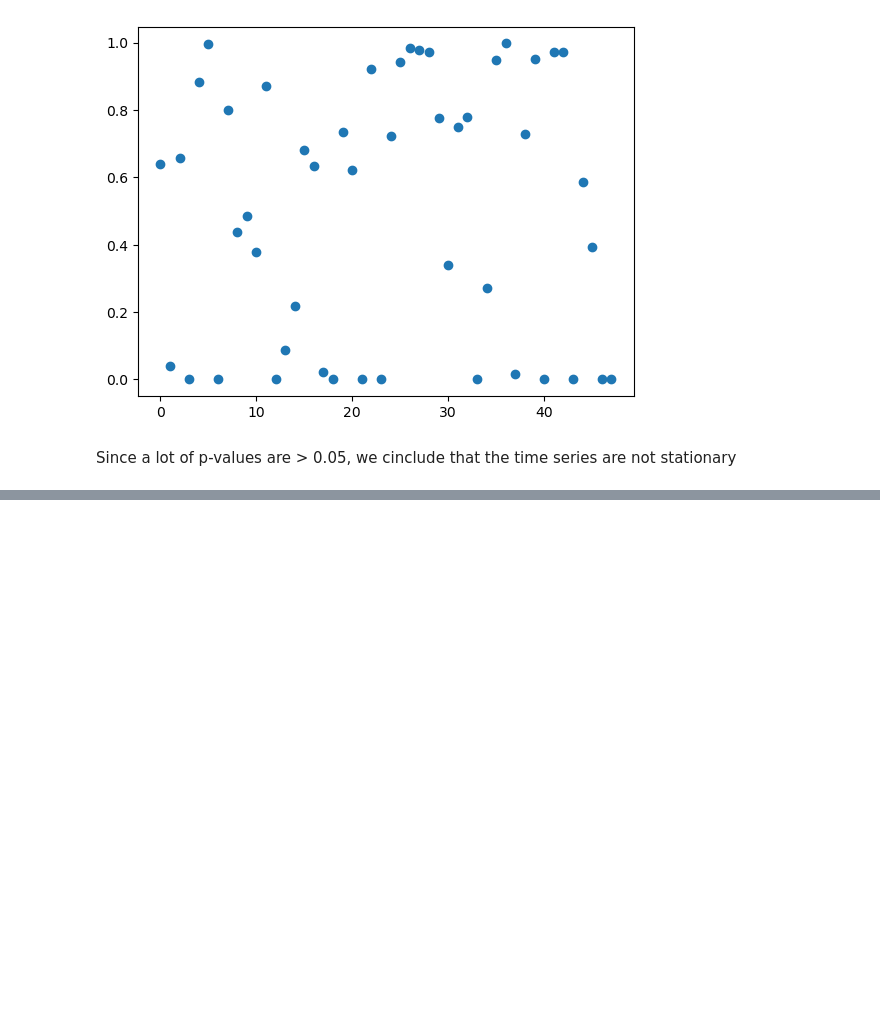
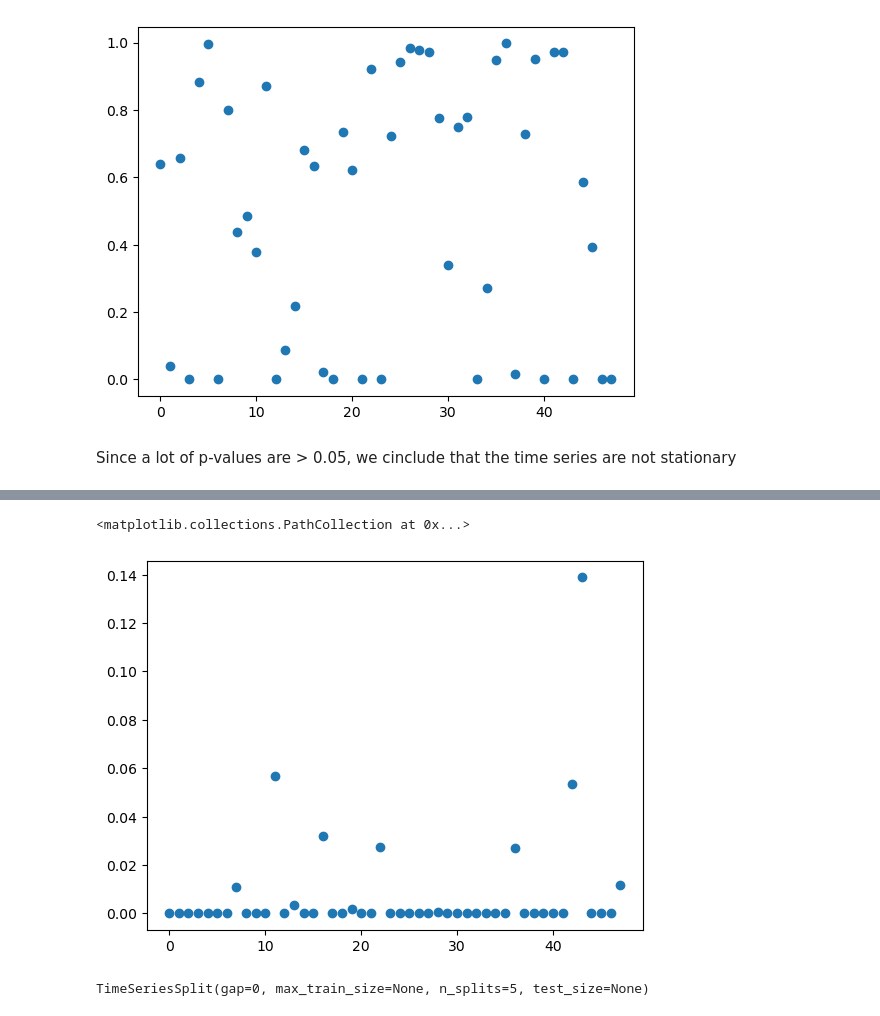
Before and after one commit to gianluca-24/training-camp-KPMG, a Jupyter notebook: leruotebucate.ipynb, the cells around one changed output, grey strips where cells are left out. Drawn from its saved outputs; the diff is of its cells as text; code cells hidden in the pictures; blank space fills up the shorter version.

```diff
--- a/leruotebucate.ipynb
+++ b/leruotebucate.ipynb
@@ -158,0 +232,10 @@ Since a lot of p-values are > 0.05, we cinclude that the time series are not sta
+# %%
+plt.scatter(range(len(idxs)), p_values)
+# %% [output]
+<matplotlib.collections.PathCollection at 0x...>
+[figure, added]
+# %%
+tscv = TimeSeriesSplit()
+print(tscv)
+# %% [output]
+TimeSeriesSplit(gap=0, max_train_size=None, n_splits=5, test_size=None)
```
Also changed, not shown: parts of 8 cells of this notebook.
